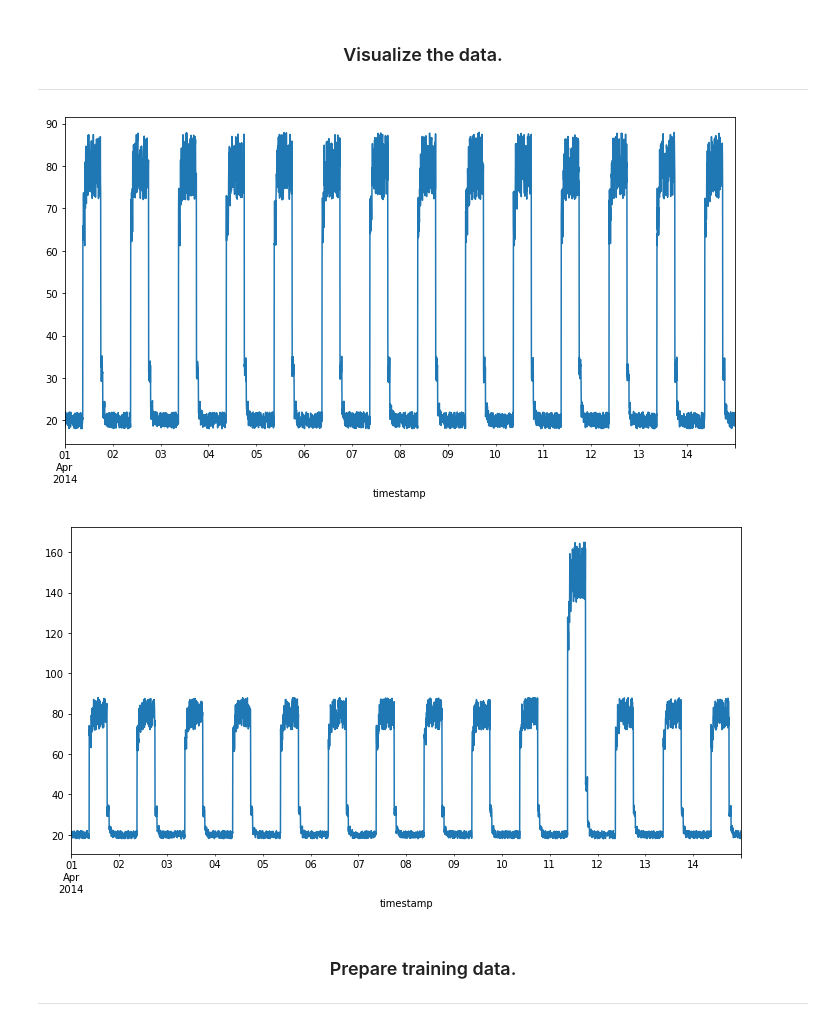
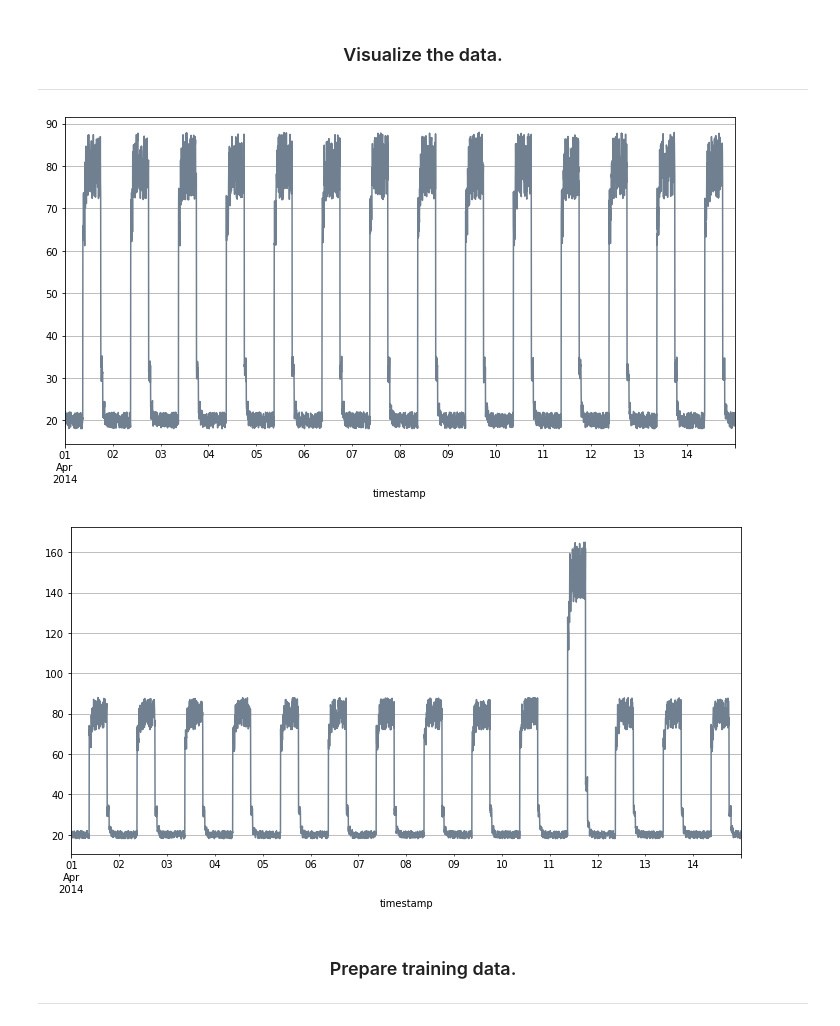
Before and after one commit to DracoNibilis/Machine-Learning-and-Statistic, a Jupyter notebook: anomaly-detection.ipynb, the cells around one changed output. Cells and saved outputs as stored; diff of their text form; code cells hidden in the pictures.

```diff
--- a/anomaly-detection.ipynb
+++ b/anomaly-detection.ipynb
@@ -153,19 +153,19 @@ df_no_anomaly.describe()
 # %%
 # Visualize the data - timeseries without anomalies.
 fig, ax = plt.subplots(figsize=(12,6))
 
 # Use Pandas to plot data frame.
-df_no_anomaly.plot(legend=False, ax=ax);
+df_no_anomaly.plot(legend=False, ax=ax, color="slategray").grid();
 # %% [output]
-[figure, old version]
+[figure, new version]
 # %%
 # Visualize the data - timeseries with anomalies.
 fig, ax = plt.subplots(figsize=(12,6))
 
 # Use Pandas to plot data frame.
-df_anomaly.plot(legend=False, ax=ax);
+df_anomaly.plot(legend=False, ax=ax, color="slategray").grid();
 # %% [output]
-[figure, old version]
+[figure, new version]
 # %% [markdown]
 ### <center> Prepare training data.
 ***
```
Also changed, not shown: parts of 36 cells of this notebook.
